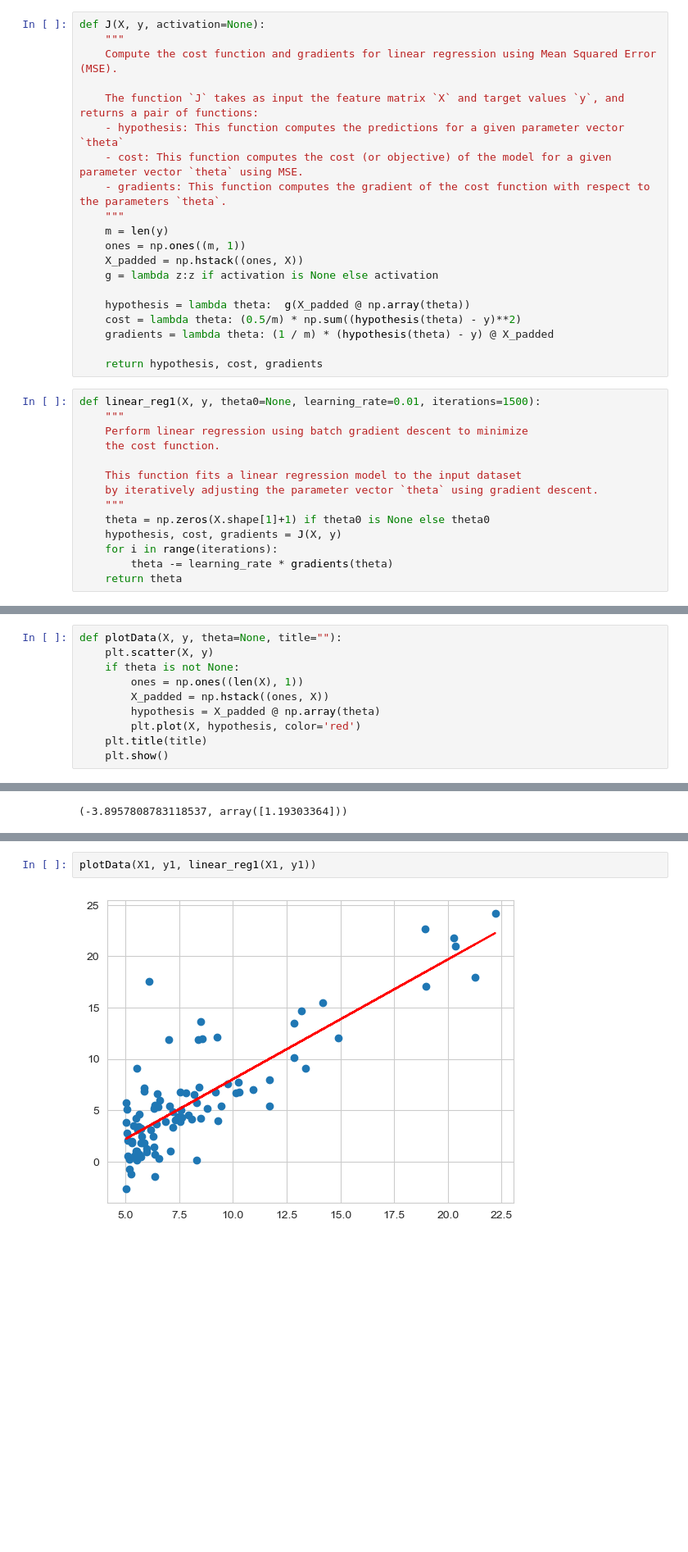
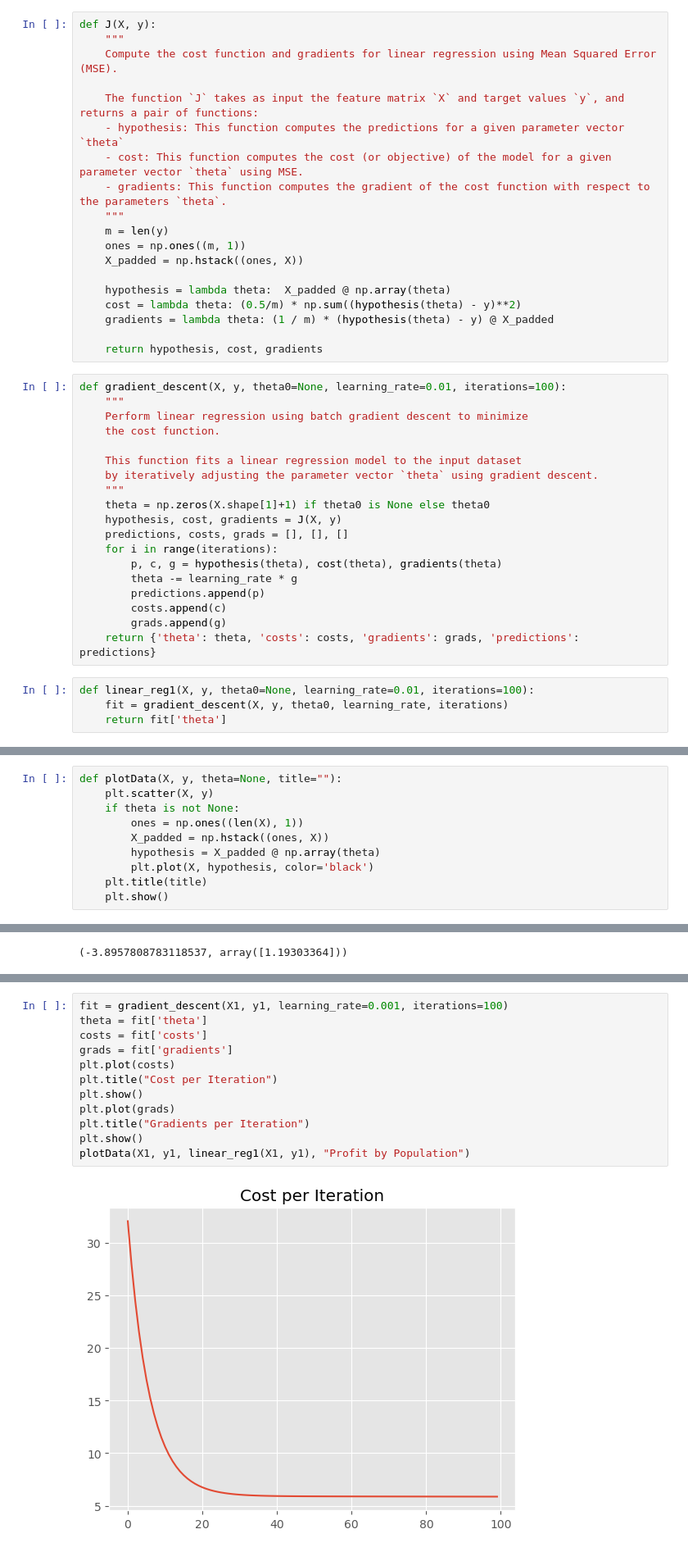
Before and after one commit to samisaf/Learning-AI, a Jupyter notebook: Coursera - Machine Learning/Linear Regression.ipynb, the cells around one changed output, grey strips where cells are left out. Shown at 82% size. Drawn from its saved outputs; the diff is of its cells as text; blank space fills up the shorter version.

Commit message:
updates linear regression

```diff
--- a/Coursera - Machine Learning/Linear Regression.ipynb
+++ b/Coursera - Machine Learning/Linear Regression.ipynb
@@ -42,5 +40,5 @@ import sklearn.linear_model
 # %%
-def J(X, y, activation=None):
+def J(X, y):
     """
     Compute the cost function and gradients for linear regression using Mean Squared Error (MSE).
 
@@ -52,15 +50,14 @@ def J(X, y, activation=None):
     m = len(y)
     ones = np.ones((m, 1))
     X_padded = np.hstack((ones, X))
-    g = lambda z:z if activation is None else activation
 
-    hypothesis = lambda theta:  g(X_padded @ np.array(theta))
+    hypothesis = lambda theta:  X_padded @ np.array(theta)
     cost = lambda theta: (0.5/m) * np.sum((hypothesis(theta) - y)**2)
     gradients = lambda theta: (1 / m) * (hypothesis(theta) - y) @ X_padded
 
     return hypothesis, cost, gradients
 # %%
-def linear_reg1(X, y, theta0=None, learning_rate=0.01, iterations=1500):
+def gradient_descent(X, y, theta0=None, learning_rate=0.01, iterations=100):
     """
     Perform linear regression using batch gradient descent to minimize
     the cost function.
@@ -70,9 +67,18 @@ def linear_reg1(X, y, theta0=None, learning_rate=0.01, iterations=1500):
     """
     theta = np.zeros(X.shape[1]+1) if theta0 is None else theta0
     hypothesis, cost, gradients = J(X, y)
+    predictions, costs, grads = [], [], []
     for i in range(iterations):
-        theta -= learning_rate * gradients(theta)
-    return theta
+        p, c, g = hypothesis(theta), cost(theta), gradients(theta)
+        theta -= learning_rate * g
+        predictions.append(p)
+        costs.append(c)
+        grads.append(g)
+    return {'theta': theta, 'costs': costs, 'gradients': grads, 'predictions': predictions}
+# %%
+def linear_reg1(X, y, theta0=None, learning_rate=0.01, iterations=100):
+    fit = gradient_descent(X, y, theta0, learning_rate, iterations)
+    return fit['theta']
 # %%
 def linear_reg2(X, y, theta0=None):
     """
@@ -121,7 +126,7 @@ def plotData(X, y, theta=None, title=""):
         ones = np.ones((len(X), 1))
         X_padded = np.hstack((ones, X))
         hypothesis = X_padded @ np.array(theta)
-        plt.plot(X, hypothesis, color='red')
+        plt.plot(X, hypothesis, color='black')
     plt.title(title)
     plt.show()
 # %% [markdown]
@@ -181,4 +193,14 @@ linear_reg5(X1, y1)
 # %%
-plotData(X1, y1, linear_reg1(X1, y1))
+fit = gradient_descent(X1, y1, learning_rate=0.001, iterations=100)
+theta = fit['theta']
+costs = fit['costs']
+grads = fit['gradients']
+plt.plot(costs)
+plt.title("Cost per Iteration")
+plt.show()
+plt.plot(grads)
+plt.title("Gradients per Iteration")
+plt.show()
+plotData(X1, y1, linear_reg1(X1, y1), "Profit by Population")
 # %% [output]
-[figure, old version]
+[figure, new version]
```
Also changed, not shown: parts of 12 cells of this notebook, 1 other file.
